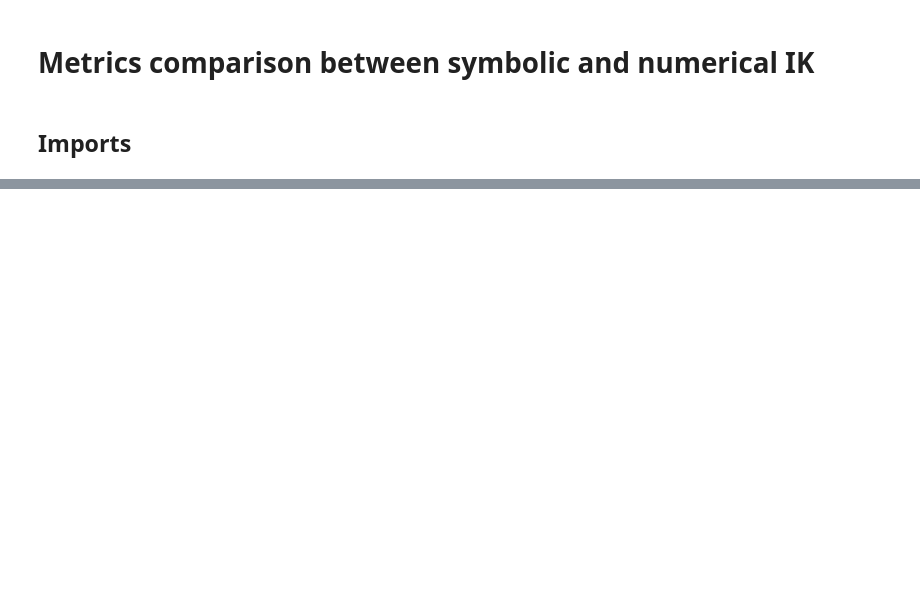
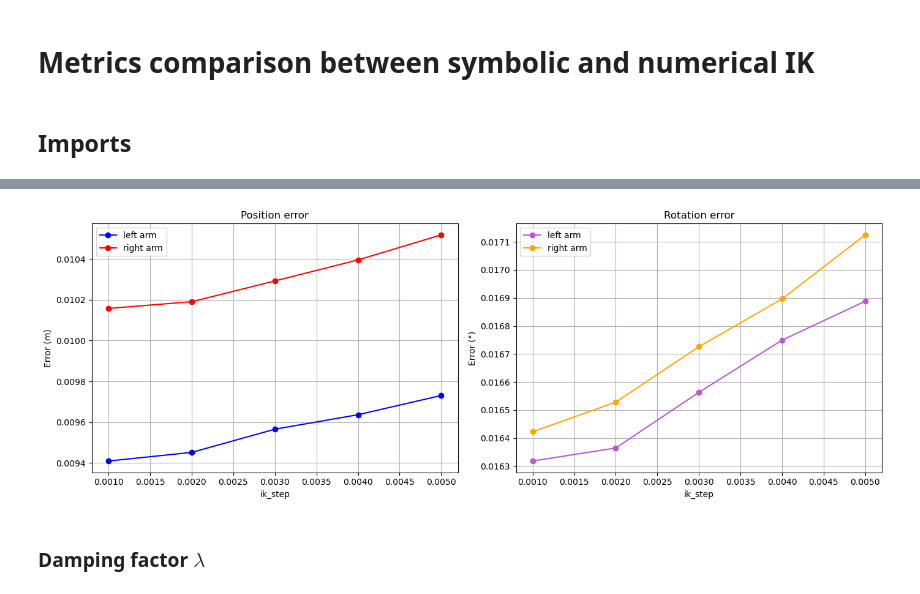
Before and after one commit to pollen-robotics/reachy2_qpik, a Jupyter notebook: src/example/pinocchio/metrics_eval.ipynb, the cells around one changed output, grey strips where cells are left out. Cells and saved outputs as stored; diff of their text form; code cells hidden in the pictures; blank space fills up the shorter version.

```diff
--- a/src/example/pinocchio/metrics_eval.ipynb
+++ b/src/example/pinocchio/metrics_eval.ipynb
@@ -228,0 +328,27 @@ plt.show()
+# %%
+fig, axes = plt.subplots(1, 2, figsize=(14, 5))
+
+step = [0.001, 0.002, 0.003, 0.004, 0.005]
+
+axes[0].plot(step, mean_l_pos_err, label="left arm", color="b", marker="o")
+axes[0].plot(step, mean_r_pos_err, label="right arm", color="r", marker="o")
+axes[0].set_title("Position error")
+axes[0].set_ylabel("Error (m)")
+axes[0].set_xlabel("ik_step")
+axes[0].legend()
+axes[0].grid(True)
+
+axes[1].plot(step, np.rad2deg(mean_l_rot_err), label="left arm", color="mediumorchid", marker="o")
+axes[1].plot(step, np.rad2deg(mean_r_rot_err), label="right arm", color="orange", marker="o")
+axes[1].set_title("Rotation error")
+axes[1].set_ylabel("Error (°)")
+axes[1].set_xlabel("ik_step")
+axes[1].legend()
+axes[1].grid(True)
+
+plt.tight_layout()
+plt.show()
+# %% [output]
+[figure, added]
+# %% [markdown]
+### Damping factor $\lambda$
```
Also changed, not shown: parts of 14 cells of this notebook, 42 other files.
